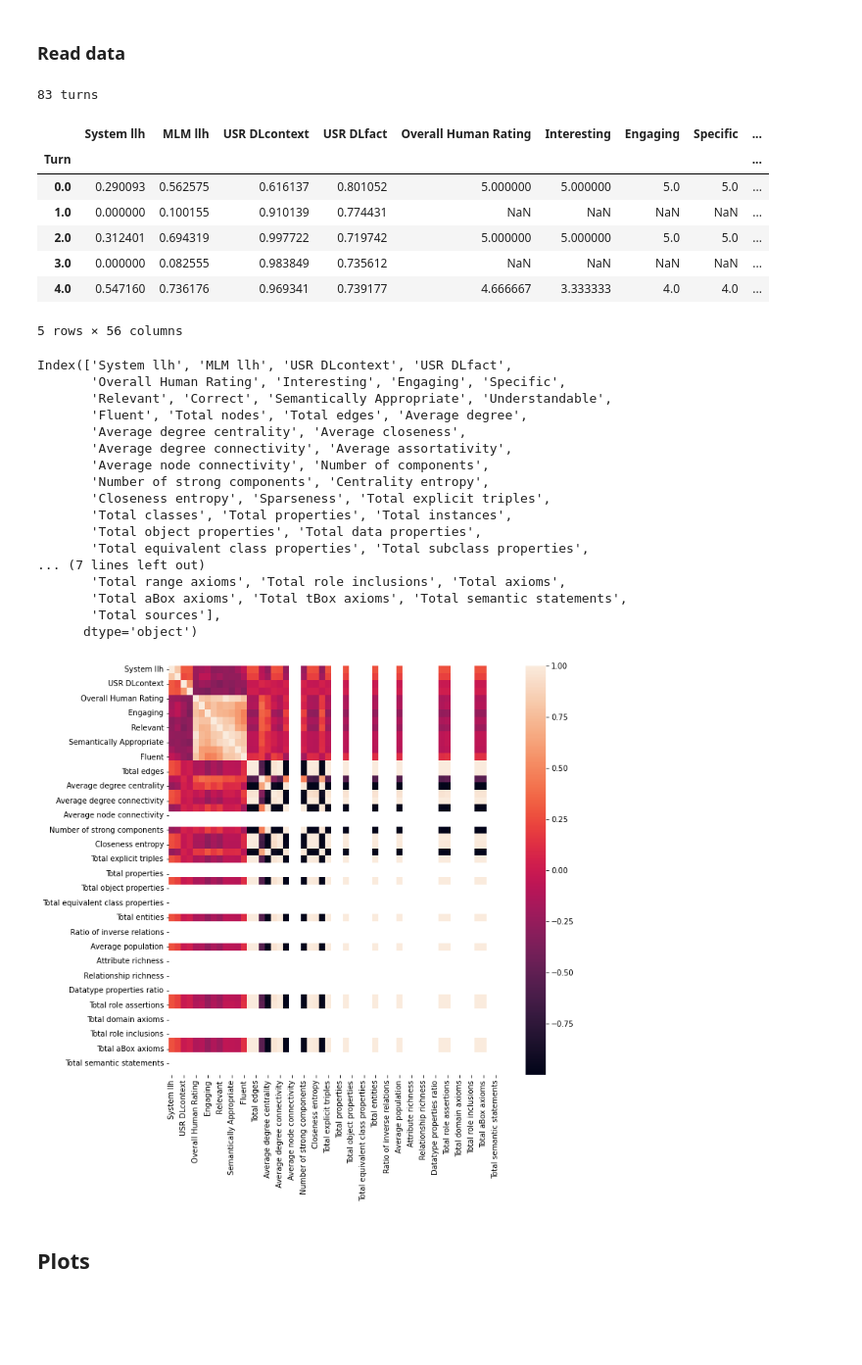
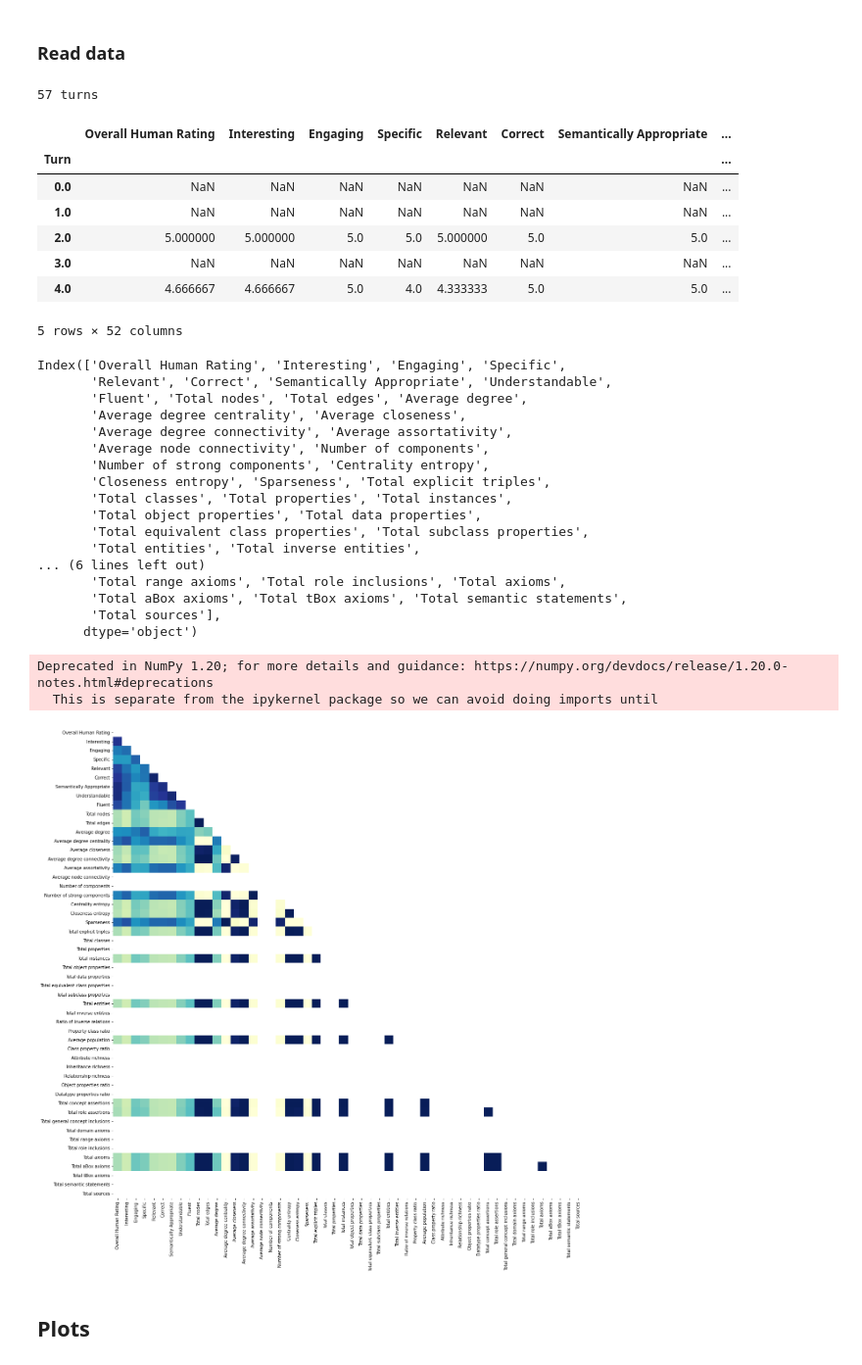
Before and after one commit to selBaez/evaluating-conversations-as-ekg, a Jupyter notebook: src/graph_evaluations/plot incoming capsules.ipynb, the cells around one changed output. Shown at 98% size. Saved outputs shown, nothing was run; the diff lists cells and outputs as text; code cells hidden in the pictures; blank space fills up the shorter version.

```diff
--- a/src/graph_evaluations/plot incoming capsules.ipynb
+++ b/src/graph_evaluations/plot incoming capsules.ipynb
@@ -2,27 +2,25 @@
 import matplotlib.pyplot as plt
 import pandas as pd
 import seaborn as sns
-import os
+import numpy as np
 
-plt.rcParams['figure.figsize'] = [10, 10]
+plt.rcParams['figure.figsize'] = [20, 20]
 
 % matplotlib inline
 # %% [output]
 UsageError: Line magic function `%` not found.
 # %%
 ABSOLUTE_PATH = '.'
-DATA_FOLDER = ABSOLUTE_PATH + f'/../../data/g1-piek/scenario1/'
+DATA_FOLDER = ABSOLUTE_PATH + f'/../../data/g1-piek/scenario2/'
 INPUT_FOLDER = DATA_FOLDER + f'automatic_evaluations/'
 OUTPUT_FOLDER = DATA_FOLDER + f'plots/'
 
 STATS_FILES = [
     'g1s1.csv',
-    # '2021-12-07-16_26_14_turns83_thomas.csv',
-    # '2021-12-07-16-26-14_truns83_imme.csv',
-    # '2021-12-07-16-26-14_turns83_fina.csv'
+    'g1s2.csv',
 ]
 
-file = STATS_FILES[0]
+file = STATS_FILES[1]
 # %% [markdown]
 ### Read data
 # %%
@@ -32,20 +30,19 @@ df = df.set_index('Turn')
 print(f'{len(df)} turns')
 df.head()
 # %% [output]
-83 turns
+57 turns
-|  | System llh | MLM llh | USR DLcontext | USR DLfact | Overall Human Rating | Interesting | Engaging | Specific | ... |
-| Turn |  |  |  |  |  |  |  |  | ... |
-| 0.0 | 0.290093 | 0.562575 | 0.616137 | 0.801052 | 5.000000 | 5.000000 | 5.0 | 5.0 | ... |
-| 1.0 | 0.000000 | 0.100155 | 0.910139 | 0.774431 | NaN | NaN | NaN | NaN | ... |
-| 2.0 | 0.312401 | 0.694319 | 0.997722 | 0.719742 | 5.000000 | 5.000000 | 5.0 | 5.0 | ... |
-| 3.0 | 0.000000 | 0.082555 | 0.983849 | 0.735612 | NaN | NaN | NaN | NaN | ... |
-| 4.0 | 0.547160 | 0.736176 | 0.969341 | 0.739177 | 4.666667 | 3.333333 | 4.0 | 4.0 | ... |
+|  | Overall Human Rating | Interesting | Engaging | Specific | Relevant | Correct | Semantically Appropriate | ... |
+| Turn |  |  |  |  |  |  |  | ... |
+| 0.0 | NaN | NaN | NaN | NaN | NaN | NaN | NaN | ... |
+| 1.0 | NaN | NaN | NaN | NaN | NaN | NaN | NaN | ... |
+| 2.0 | 5.000000 | 5.000000 | 5.0 | 5.0 | 5.000000 | 5.0 | 5.0 | ... |
+| 3.0 | NaN | NaN | NaN | NaN | NaN | NaN | NaN | ... |
+| 4.0 | 4.666667 | 4.666667 | 5.0 | 4.0 | 4.333333 | 5.0 | 5.0 | ... |
-5 rows × 56 columns
+5 rows × 52 columns
 # %%
 df.columns
 # %% [output]
-Index(['System llh', 'MLM llh', 'USR DLcontext', 'USR DLfact',
-       'Overall Human Rating', 'Interesting', 'Engaging', 'Specific',
+Index(['Overall Human Rating', 'Interesting', 'Engaging', 'Specific',
        'Relevant', 'Correct', 'Semantically Appropriate', 'Understandable',
        'Fluent', 'Total nodes', 'Total edges', 'Average degree',
        'Average degree centrality', 'Average closeness',
@@ -56,18 +53,24 @@ Index(['System llh', 'MLM llh', 'USR DLcontext', 'USR DLfact',
        'Total classes', 'Total properties', 'Total instances',
        'Total object properties', 'Total data properties',
        'Total equivalent class properties', 'Total subclass properties',
-... (7 lines left out)
+       'Total entities', 'Total inverse entities',
+... (6 lines left out)
        'Total range axioms', 'Total role inclusions', 'Total axioms',
        'Total aBox axioms', 'Total tBox axioms', 'Total semantic statements',
        'Total sources'],
       dtype='object')
 # %%
-corr_df = df.corr(method ='pearson')
-g = sns.heatmap(corr_df)
+corr_df = df.corr(method='pearson')
+# print(corr_df.head())
+mask = np.triu(np.ones_like(corr_df, dtype=np.bool))
 
-g.figure.savefig(OUTPUT_FOLDER +f"Correlation heatmap.png", dpi=300)
+# Plot
+g = sns.heatmap(corr_df, mask=mask, annot=False, fmt=".2f", cmap="YlGnBu", cbar_kws={"shrink": .7}, cbar=False, square=True)
+g.figure.savefig(OUTPUT_FOLDER + f"Correlation heatmap.png", dpi=300)
 # %% [output]
+Deprecated in NumPy 1.20; for more details and guidance: https://numpy.org/devdocs/release/1.20.0-notes.html#deprecations
+  This is separate from the ipykernel package so we can avoid doing imports until
-[figure, old version]
+[figure, new version]
 # %% [markdown]
 ## Plots
 # %%
```
Also changed, not shown: parts of 4 cells of this notebook, 17 other files.
